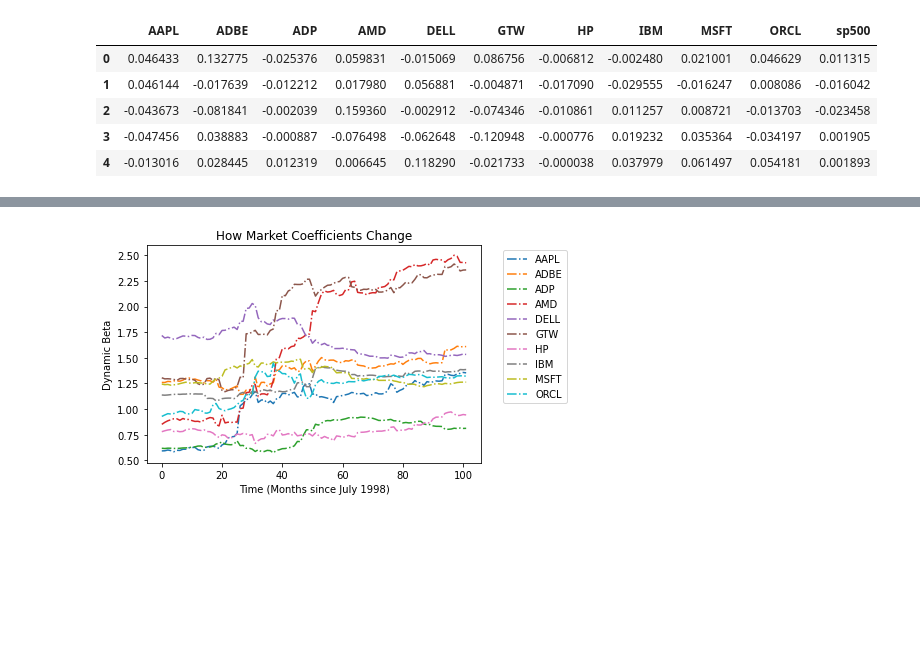
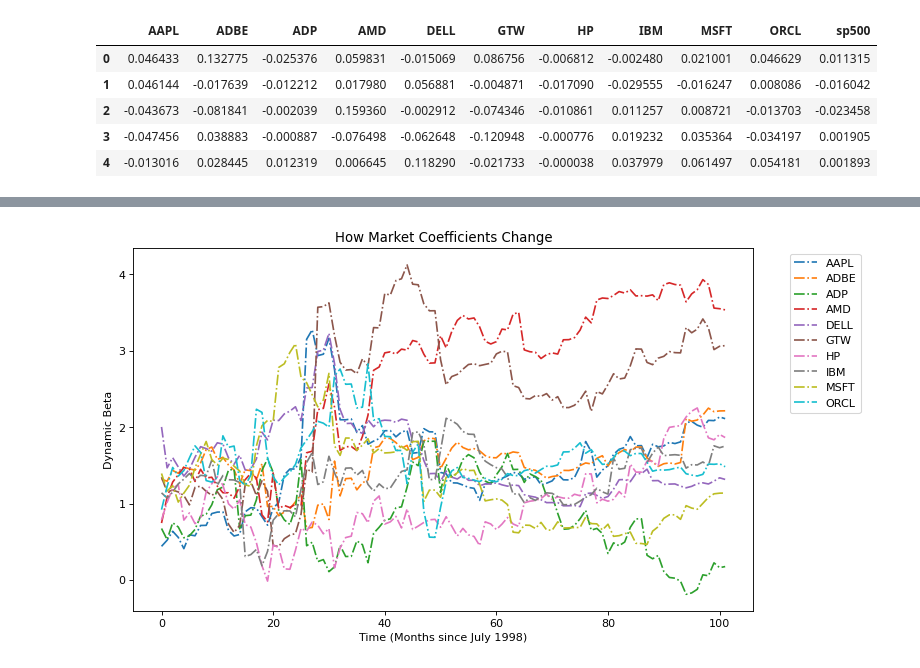
Before and after one commit to quinn-holl/FinancialStatistics, a Jupyter notebook: hw1/Exercise5_10.ipynb, the cells around one changed output, grey strips where cells are left out. Cells and saved outputs as stored; diff of their text form; code cells hidden in the pictures; blank space fills up the shorter version.

```diff
--- a/hw1/Exercise5_10.ipynb
+++ b/hw1/Exercise5_10.ipynb
@@ -57,8 +51,8 @@ X2 = capmPeriod2['sp500'].to_numpy().reshape(-1,1)
 for idx in range(0, len(beta1)):
     y1 = capmPeriod1.iloc[:, idx].to_numpy().reshape(-1,1)
     y2 = capmPeriod2.iloc[:, idx].to_numpy().reshape(-1,1)
-    model1 = sm.OLS(y1, sm.add_constant(X1))
-    model2 = sm.OLS(y2, sm.add_constant(X2))
+    model1 = sm.OLS(y1, X1)
+    model2 = sm.OLS(y2, X2)
     beta1[idx] = model1.fit()
     beta2[idx] = model2.fit()
 # %%
@@ -89,7 +95,8 @@ As we can see, the Beta's all appear to differ by at least 10% percent and at mo
 # %%
 #Now lets try to estimate beta as a dynamic linear model, first lets create our subroutine
 #computing Kalman Filter values and estimates
-def singleKalmanFilter(beta0, betaVariance, stockObs, marketObs, obsVariance):
+def singleKalmanFilter(beta0, betaVariance, stockObs, marketObs,
+                       stateMSE, obsVariance):
     n = len(marketObs)
     dynamicBeta = [None]*n
 
@@ -97,14 +104,16 @@ def singleKalmanFilter(beta0, betaVariance, stockObs, marketObs, obsVariance):
     priorBeta_i = beta0
 
     for i in range(0, n):
-        K_i = computeKalman(obsVariance, priorVariance_i, marketObs.iloc[i])
+        K_i = computeKalman(stateMSE, priorVariance_i, marketObs.iloc[i])
         posteriorBeta = updatePriorBeta(priorBeta_i, K_i, marketObs.iloc[i], stockObs.iloc[i])
-        posteriorVar_i = updatePriorVar(K_i, priorVariance_i, marketObs.iloc[i], obsVariance)
+        posteriorVar_i = updatePriorVar(K_i, priorVariance_i, marketObs.iloc[i], obsVariance,
+                                        stateMSE)
+        estimateBeta_i = estimateBeta(priorBeta_i, priorVariance_i, marketObs.iloc[i],
+                                   stateMSE, stockObs.iloc[i])
 
         priorBeta_i = posteriorBeta
         priorVariance_i = posteriorVar_i
-
-        dynamicBeta[i] = priorBeta_i
+        dynamicBeta[i] = estimateBeta_i
 
     return dynamicBeta
 # %%
@@ -124,13 +137,18 @@ def updatePriorVar(K_i, priorVariance_i, marketObs, obsVariance):
 # %%
 #Lets Try it out on one of the stocks, AAPL
-estimatedBeta = beta1[0].params[1]
-estimatedBetaVar = beta1[0].bse[1]
-obsVariance = 0.2
+estimatedBeta = beta1[0].params
+#intial value of P_o
+estimatedBetaVar = beta1[0].bse**2
+stateMSE = beta1[0].mse_resid
+
+#V_t should be mse_id of parameter value
+
+obsVariance = 0.2**2
 stockObs = capmPeriod2['AAPL']
 marketObs = capmPeriod2['sp500']
 
 dynamicBetaAAPL = singleKalmanFilter(estimatedBeta, estimatedBetaVar, stockObs,
-                                    marketObs, obsVariance)
+                                    marketObs, stateMSE, obsVariance)
 # %%
 plt.plot(dynamicBetaAAPL, 'b-.')
 plt.xlabel("Time (Months since July 1998)")
@@ -141,20 +159,23 @@ Text(0, 0.5, 'Dynamic Beta')
 # %%
 dynamicBetaList = [None]*(capmPeriod2.shape[1]-1)
 for idx, i in enumerate(dynamicBetaList):
-    estimatedBeta = beta1[idx].params[1]
-    estimatedBetaVar = beta1[idx].bse[1]
+    estimatedBeta = beta1[idx].params
+    estimatedBetaVar = beta1[idx].bse**2
+    stateMSE = beta1[idx].mse_resid
     dynamicBetaList[idx] = singleKalmanFilter(estimatedBeta, estimatedBetaVar,
                                               capmPeriod2.iloc[:,idx],
-                                              capmPeriod2.iloc[:,-1], obsVariance)
+                                              capmPeriod2.iloc[:,-1], stateMSE,
+                                              obsVariance)
 # %%
 names = capmPeriod2.iloc[:, 0:-1].columns
 
+plt.figure(figsize=(10,6), dpi=80)
 plt.xlabel("Time (Months since July 1998)")
 plt.ylabel("Dynamic Beta")
 plt.title("How Market Coefficients Change")
 for i in range(0, len(dynamicBetaList)):
     plt.plot(dynamicBetaList[i], '-.')
 plt.legend(names, bbox_to_anchor=(1.05,1))
 plt.show()
 # %% [output]
-[figure, old version]
+[figure, new version]
```
Also changed, not shown: parts of 12 cells of this notebook, 3 other files.
